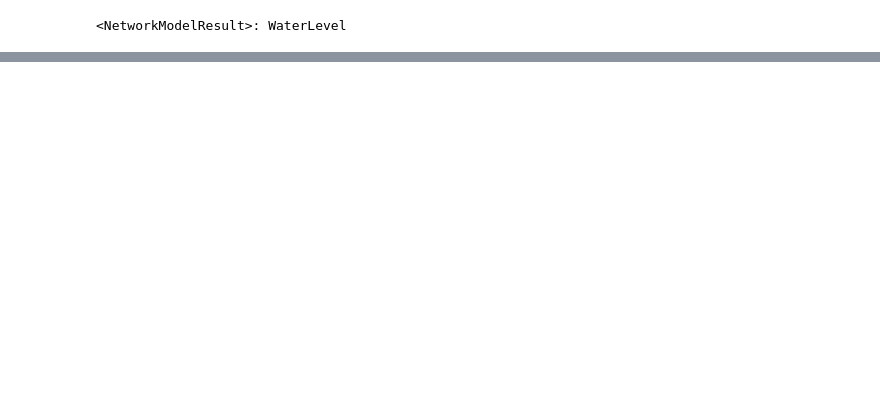
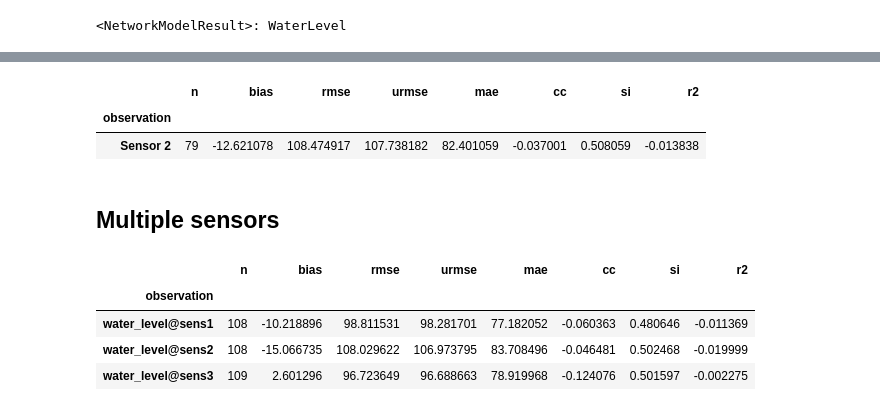
Before and after one commit to DHI/modelskill, a Jupyter notebook: notebooks/Collection_systems_network.ipynb, the cells around one changed output, grey strips where cells are left out. Saved outputs shown, nothing was run; the diff lists cells and outputs as text; code cells hidden in the pictures; blank space fills up the shorter version.

```diff
--- a/notebooks/Collection_systems_network.ipynb
+++ b/notebooks/Collection_systems_network.ipynb
@@ -60 +68,22 @@ ms.match(single_obs, network_model).skill()
+# %%
+# The name is passed
+single_obs = ms.NodeObservation(path_to_sensor2, node=54, name="Sensor 2")
+ms.match(single_obs, network_model).skill()
+# %% [output]
+|  | n | bias | rmse | urmse | mae | cc | si | r2 |
+| observation |  |  |  |  |  |  |  |  |
+| Sensor 2 | 79 | -12.621078 | 108.474917 | 107.738182 | 82.401059 | -0.037001 | 0.508059 | -0.013838 |
+# %% [markdown]
+## Multiple sensors
+# %%
+sensor_df = pd.concat([sensor_1, sensor_2, sensor_3], axis=1)
+# %%
+multi_obs = ms.NodeObservation.from_multiple(nodes=[30, 54, 71], data=sensor_df)
+ms.match(multi_obs, network_model).skill()
+# %% [output]
+|  | n | bias | rmse | urmse | mae | cc | si | r2 |
+| observation |  |  |  |  |  |  |  |  |
+| water_level@sens1 | 108 | -10.218896 | 98.811531 | 98.281701 | 77.182052 | -0.060363 | 0.480646 | -0.011369 |
+| water_level@sens2 | 108 | -15.066735 | 108.029622 | 106.973795 | 83.708496 | -0.046481 | 0.502468 | -0.019999 |
+| water_level@sens3 | 109 | 2.601296 | 96.723649 | 96.688663 | 78.919968 | -0.124076 | 0.501597 | -0.002275 |
 # %%
```
Also changed, not shown: parts of 8 cells of this notebook, 3 other files.
